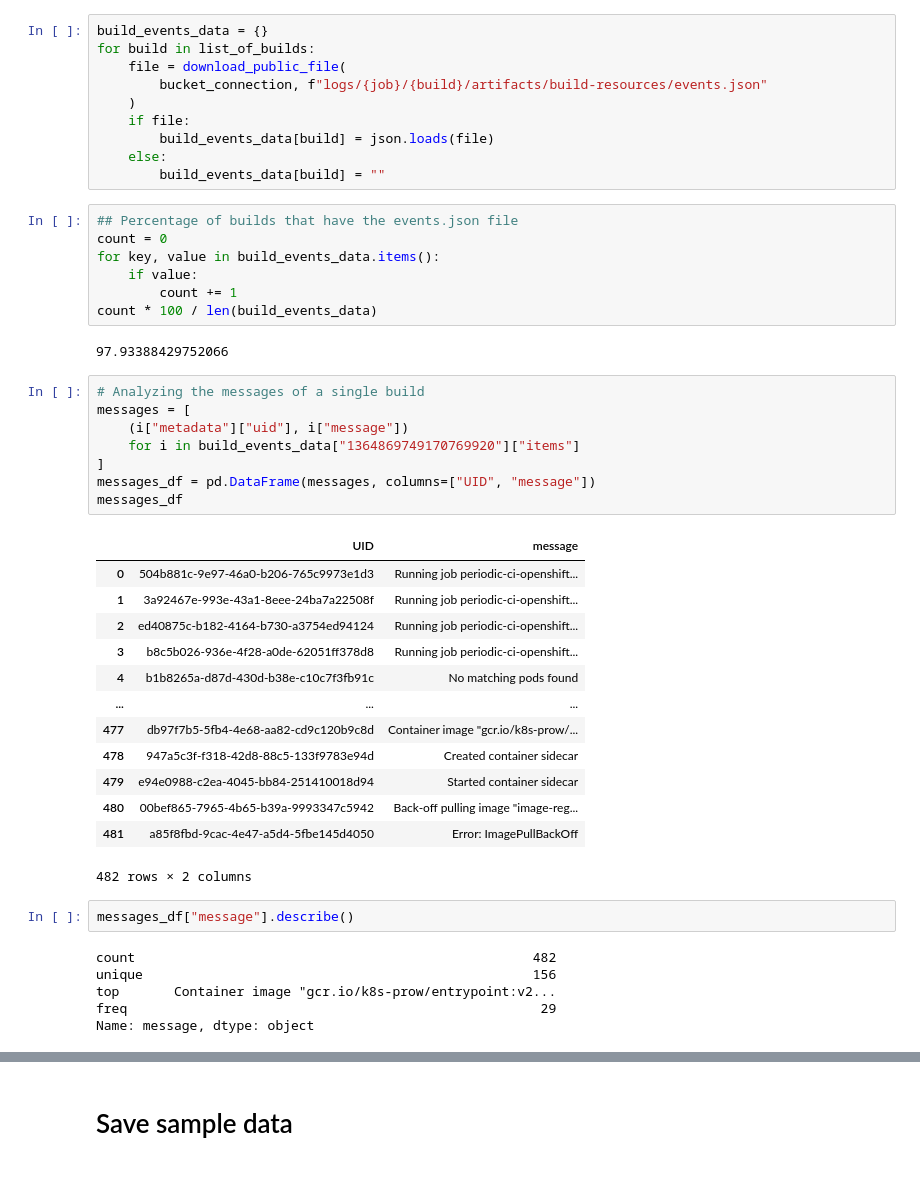
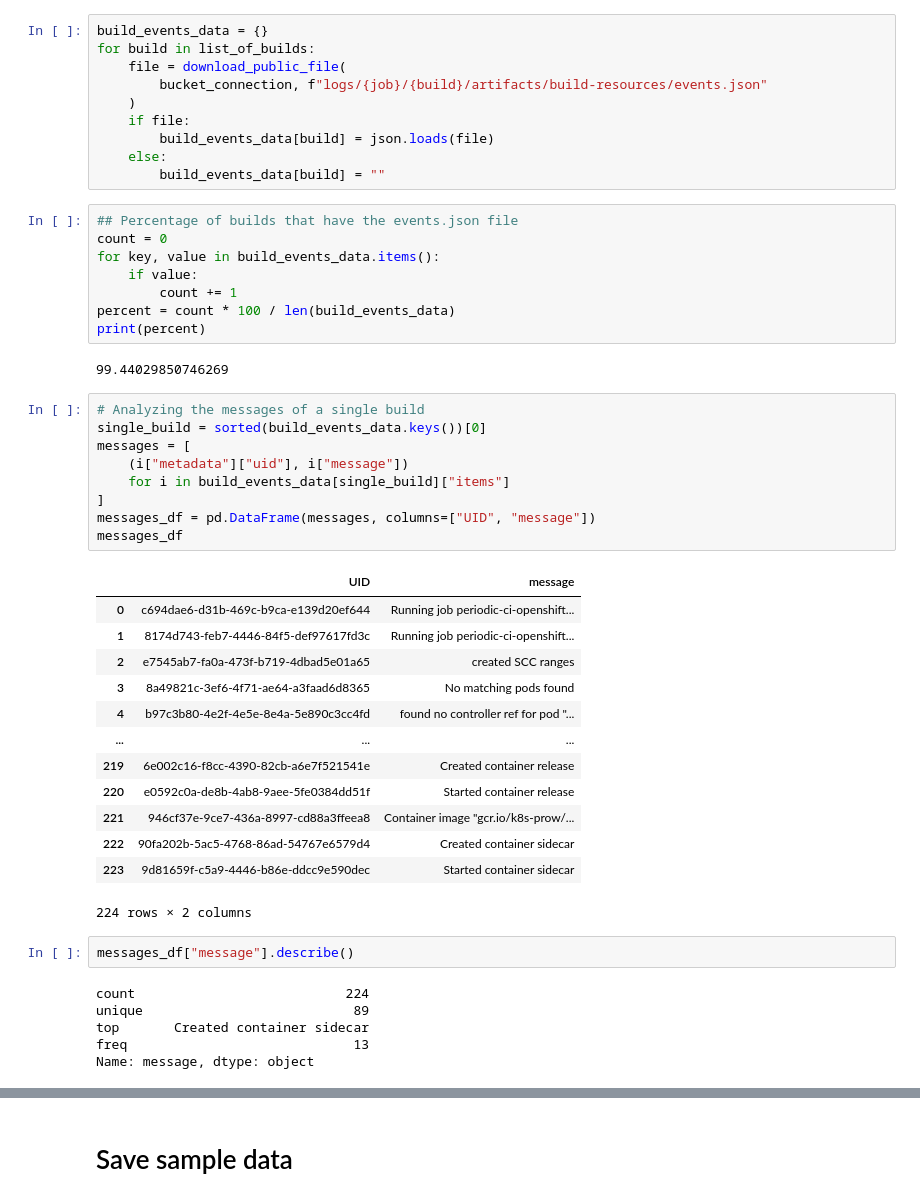
Before and after one commit to aicoe-aiops/ocp-ci-analysis, a Jupyter notebook: notebooks/data-sources/gcsweb-ci/prow_archive_discovery.ipynb, the cells around one changed output, grey strips where cells are left out. Saved outputs shown, nothing was run; the diff lists cells and outputs as text.

Commit message:
Replaced the build id 1364869749170769920 with 1380606326060617728 in cell 27

```diff
--- a/notebooks/data-sources/gcsweb-ci/prow_archive_discovery.ipynb
+++ b/notebooks/data-sources/gcsweb-ci/prow_archive_discovery.ipynb
@@ -277,38 +279,40 @@ count = 0
 for key, value in build_events_data.items():
     if value:
         count += 1
-count * 100 / len(build_events_data)
+percent = count * 100 / len(build_events_data)
+print(percent)
 # %% [output]
-97.93388429752066
+99.44029850746269
 # %%
 # Analyzing the messages of a single build
+single_build = sorted(build_events_data.keys())[0]
 messages = [
     (i["metadata"]["uid"], i["message"])
-    for i in build_events_data["1364869749170769920"]["items"]
+    for i in build_events_data[single_build]["items"]
 ]
 messages_df = pd.DataFrame(messages, columns=["UID", "message"])
 messages_df
 # %% [output]
 |  | UID | message |
-| 0 | 504b881c-9e97-46a0-b206-765c9973e1d3 | Running job periodic-ci-openshift... |
-| 1 | 3a92467e-993e-43a1-8eee-24ba7a22508f | Running job periodic-ci-openshift... |
-| 2 | ed40875c-b182-4164-b730-a3754ed94124 | Running job periodic-ci-openshift... |
-| 3 | b8c5b026-936e-4f28-a0de-62051ff378d8 | Running job periodic-ci-openshift... |
-| 4 | b1b8265a-d87d-430d-b38e-c10c7f3fb91c | No matching pods found |
+| 0 | c694dae6-d31b-469c-b9ca-e139d20ef644 | Running job periodic-ci-openshift... |
+| 1 | 8174d743-feb7-4446-84f5-def97617fd3c | Running job periodic-ci-openshift... |
+| 2 | e7545ab7-fa0a-473f-b719-4dbad5e01a65 | created SCC ranges |
+| 3 | 8a49821c-3ef6-4f71-ae64-a3faad6d8365 | No matching pods found |
+| 4 | b97c3b80-4e2f-4e5e-8e4a-5e890c3cc4fd | found no controller ref for pod "... |
 | ... | ... | ... |
-| 477 | db97f7b5-5fb4-4e68-aa82-cd9c120b9c8d | Container image "gcr.io/k8s-prow/... |
-| 478 | 947a5c3f-f318-42d8-88c5-133f9783e94d | Created container sidecar |
-| 479 | e94e0988-c2ea-4045-bb84-251410018d94 | Started container sidecar |
-| 480 | 00bef865-7965-4b65-b39a-9993347c5942 | Back-off pulling image "image-reg... |
-| 481 | a85f8fbd-9cac-4e47-a5d4-5fbe145d4050 | Error: ImagePullBackOff |
+| 219 | 6e002c16-f8cc-4390-82cb-a6e7f521541e | Created container release |
+| 220 | e0592c0a-de8b-4ab8-9aee-5fe0384dd51f | Started container release |
+| 221 | 946cf37e-9ce7-436a-8997-cd88a3ffeea8 | Container image "gcr.io/k8s-prow/... |
+| 222 | 90fa202b-5ac5-4768-86ad-54767e6579d4 | Created container sidecar |
+| 223 | 9d81659f-c5a9-4446-b86e-ddcc9e590dec | Started container sidecar |
-482 rows × 2 columns
+224 rows × 2 columns
 # %%
 messages_df["message"].describe()
 # %% [output]
-count                                                   482
-unique                                                  156
-top       Container image "gcr.io/k8s-prow/entrypoint:v2...
-freq                                                     29
+count                           224
+unique                           89
+top       Created container sidecar
+freq                             13
 Name: message, dtype: object
 # %%
 messages_df["message"].value_counts().reset_index()
```
Also changed, not shown: parts of 22 cells of this notebook.
